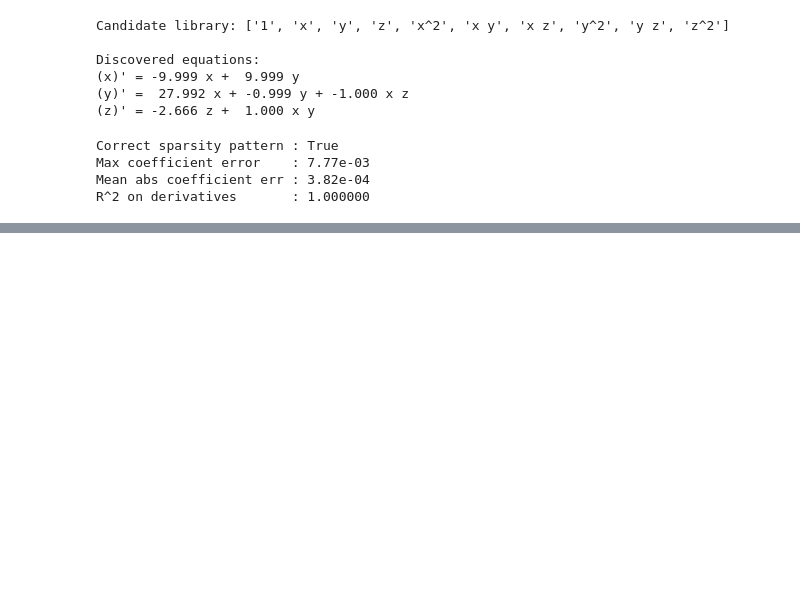
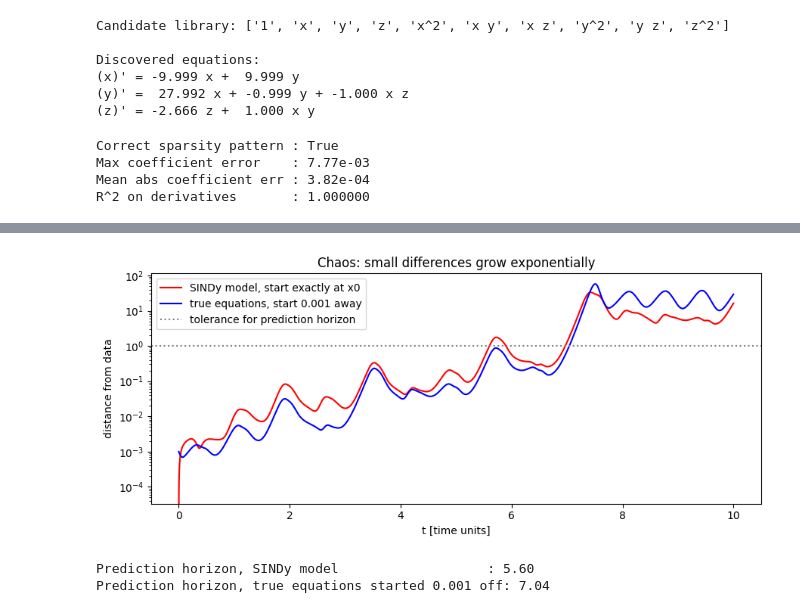
Before and after one commit to andreaprifti19/SINDy-Teaching-Usecases, a Jupyter notebook: notebooks/02_lorenz_system.ipynb, the cells around one changed output, grey strips where cells are left out. Cells and saved outputs as stored; diff of their text form; code cells hidden in the pictures; blank space fills up the shorter version.

```diff
--- a/notebooks/02_lorenz_system.ipynb
+++ b/notebooks/02_lorenz_system.ipynb
@@ -258,0 +274,26 @@ R^2 on derivatives       : 1.000000
+# %%
+def prediction_horizon(X_pred, X_true, tol=1.0):
+    '''First time at which the prediction is more than `tol` away from the truth.'''
+    err = np.linalg.norm(X_pred - X_true[:len(X_pred)], axis=1)
+    above = np.nonzero(err > tol)[0]
+    return t[above[0]] if above.size else t[len(err) - 1]
+
+# The TRUE equations, started 0.001 away from x0
+X_shift = simulate_lorenz([x0[0] + 0.001, x0[1], x0[2]], t)
+
+fig, ax = plt.subplots(figsize=(9, 4))
+ax.semilogy(t, np.linalg.norm(X_sim - X, axis=1), "r", label="SINDy model, start exactly at x0")
+ax.semilogy(t, np.linalg.norm(X_shift - X, axis=1), "b", label="true equations, start 0.001 away")
+ax.axhline(1.0, color="gray", ls=":", label="tolerance for prediction horizon")
+ax.set_xlabel("t [time units]"); ax.set_ylabel("distance from data")
+ax.set_title("Chaos: small differences grow exponentially"); ax.legend()
+plt.tight_layout()
+plt.savefig(f"{FIG_DIR}/lorenz_butterfly_effect.png", dpi=200, bbox_inches="tight")
+plt.show()
+
+print(f"Prediction horizon, SINDy model                   : {prediction_horizon(X_sim, X):.2f}")
+print(f"Prediction horizon, true equations started 0.001 off: {prediction_horizon(X_shift, X):.2f}")
+# %% [output]
+[figure, added]
+Prediction horizon, SINDy model                   : 5.60
+Prediction horizon, true equations started 0.001 off: 7.04
```
Also changed, not shown: parts of 1 cell of this notebook.
